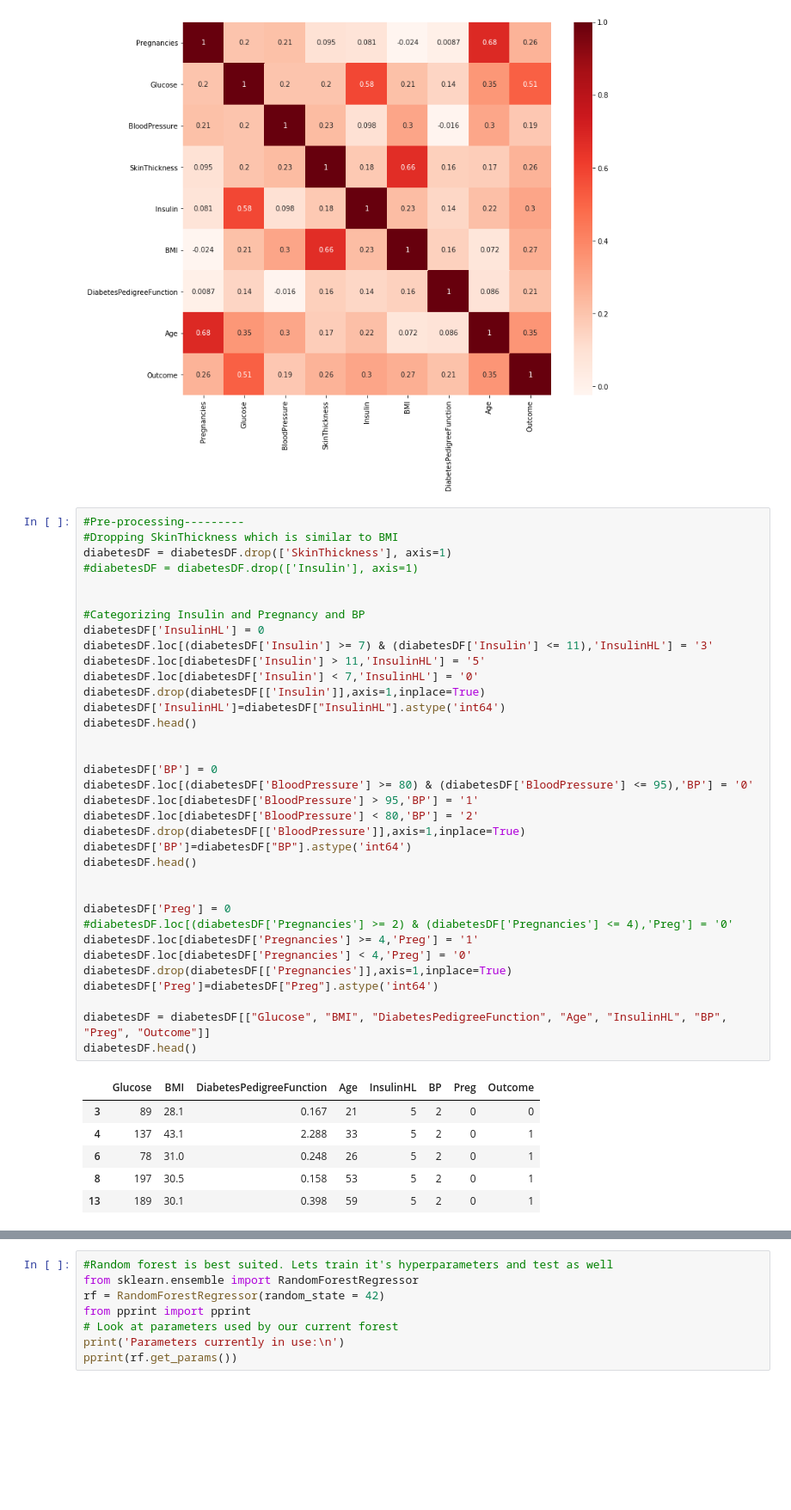
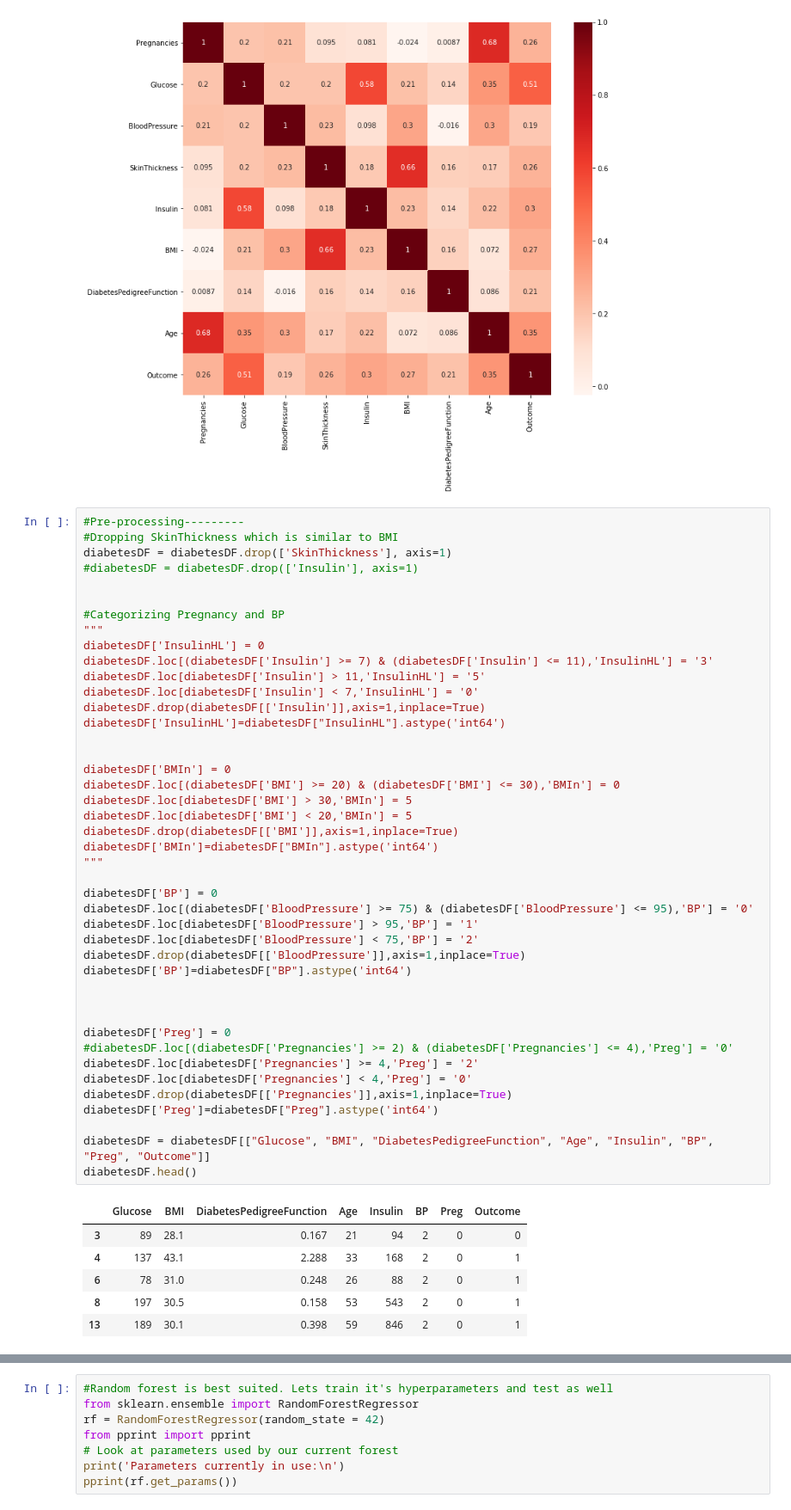
Before and after one commit to karaningle/diabetes, a Jupyter notebook: Diabetes-Predict.ipynb, the cells around one changed output, grey strips where cells are left out. Shown: that part at 86% size. Saved outputs shown, nothing was run; the diff lists cells and outputs as text; blank space fills up the shorter version.

```diff
--- a/Diabetes-Predict.ipynb
+++ b/Diabetes-Predict.ipynb
@@ -355,45 +355,53 @@ plt.show()
 # %%
 #Pre-processing---------
 #Dropping SkinThickness which is similar to BMI
 diabetesDF = diabetesDF.drop(['SkinThickness'], axis=1)
 #diabetesDF = diabetesDF.drop(['Insulin'], axis=1)
 
 
-#Categorizing Insulin and Pregnancy and BP
+#Categorizing Pregnancy and BP
+"""
 diabetesDF['InsulinHL'] = 0
 diabetesDF.loc[(diabetesDF['Insulin'] >= 7) & (diabetesDF['Insulin'] <= 11),'InsulinHL'] = '3'
 diabetesDF.loc[diabetesDF['Insulin'] > 11,'InsulinHL'] = '5'
 diabetesDF.loc[diabetesDF['Insulin'] < 7,'InsulinHL'] = '0'
 diabetesDF.drop(diabetesDF[['Insulin']],axis=1,inplace=True)
 diabetesDF['InsulinHL']=diabetesDF["InsulinHL"].astype('int64')
-diabetesDF.head()
 
 
+diabetesDF['BMIn'] = 0
+diabetesDF.loc[(diabetesDF['BMI'] >= 20) & (diabetesDF['BMI'] <= 30),'BMIn'] = 0
+diabetesDF.loc[diabetesDF['BMI'] > 30,'BMIn'] = 5
+diabetesDF.loc[diabetesDF['BMI'] < 20,'BMIn'] = 5
+diabetesDF.drop(diabetesDF[['BMI']],axis=1,inplace=True)
+diabetesDF['BMIn']=diabetesDF["BMIn"].astype('int64')
+"""
+
 diabetesDF['BP'] = 0
-diabetesDF.loc[(diabetesDF['BloodPressure'] >= 80) & (diabetesDF['BloodPressure'] <= 95),'BP'] = '0'
+diabetesDF.loc[(diabetesDF['BloodPressure'] >= 75) & (diabetesDF['BloodPressure'] <= 95),'BP'] = '0'
 diabetesDF.loc[diabetesDF['BloodPressure'] > 95,'BP'] = '1'
-diabetesDF.loc[diabetesDF['BloodPressure'] < 80,'BP'] = '2'
+diabetesDF.loc[diabetesDF['BloodPressure'] < 75,'BP'] = '2'
 diabetesDF.drop(diabetesDF[['BloodPressure']],axis=1,inplace=True)
 diabetesDF['BP']=diabetesDF["BP"].astype('int64')
-diabetesDF.head()
+
 
 
 diabetesDF['Preg'] = 0
 #diabetesDF.loc[(diabetesDF['Pregnancies'] >= 2) & (diabetesDF['Pregnancies'] <= 4),'Preg'] = '0'
-diabetesDF.loc[diabetesDF['Pregnancies'] >= 4,'Preg'] = '1'
+diabetesDF.loc[diabetesDF['Pregnancies'] >= 4,'Preg'] = '2'
 diabetesDF.loc[diabetesDF['Pregnancies'] < 4,'Preg'] = '0'
 diabetesDF.drop(diabetesDF[['Pregnancies']],axis=1,inplace=True)
 diabetesDF['Preg']=diabetesDF["Preg"].astype('int64')
 
-diabetesDF = diabetesDF[["Glucose", "BMI", "DiabetesPedigreeFunction", "Age", "InsulinHL", "BP", "Preg", "Outcome"]]
+diabetesDF = diabetesDF[["Glucose", "BMI", "DiabetesPedigreeFunction", "Age", "Insulin", "BP", "Preg", "Outcome"]]
 diabetesDF.head()
 # %% [output]
-|  | Glucose | BMI | DiabetesPedigreeFunction | Age | InsulinHL | BP | Preg | Outcome |
-| 3 | 89 | 28.1 | 0.167 | 21 | 5 | 2 | 0 | 0 |
-| 4 | 137 | 43.1 | 2.288 | 33 | 5 | 2 | 0 | 1 |
-| 6 | 78 | 31.0 | 0.248 | 26 | 5 | 2 | 0 | 1 |
-| 8 | 197 | 30.5 | 0.158 | 53 | 5 | 2 | 0 | 1 |
-| 13 | 189 | 30.1 | 0.398 | 59 | 5 | 2 | 0 | 1 |
+|  | Glucose | BMI | DiabetesPedigreeFunction | Age | Insulin | BP | Preg | Outcome |
+| 3 | 89 | 28.1 | 0.167 | 21 | 94 | 2 | 0 | 0 |
+| 4 | 137 | 43.1 | 2.288 | 33 | 168 | 2 | 0 | 1 |
+| 6 | 78 | 31.0 | 0.248 | 26 | 88 | 2 | 0 | 1 |
+| 8 | 197 | 30.5 | 0.158 | 53 | 543 | 2 | 0 | 1 |
+| 13 | 189 | 30.1 | 0.398 | 59 | 846 | 2 | 0 | 1 |
 # %%
 #Oversampling the unbalanced dataset
 X = diabetesDF.drop(['Outcome'], axis=1)
```
Also changed, not shown: parts of 9 cells of this notebook.
